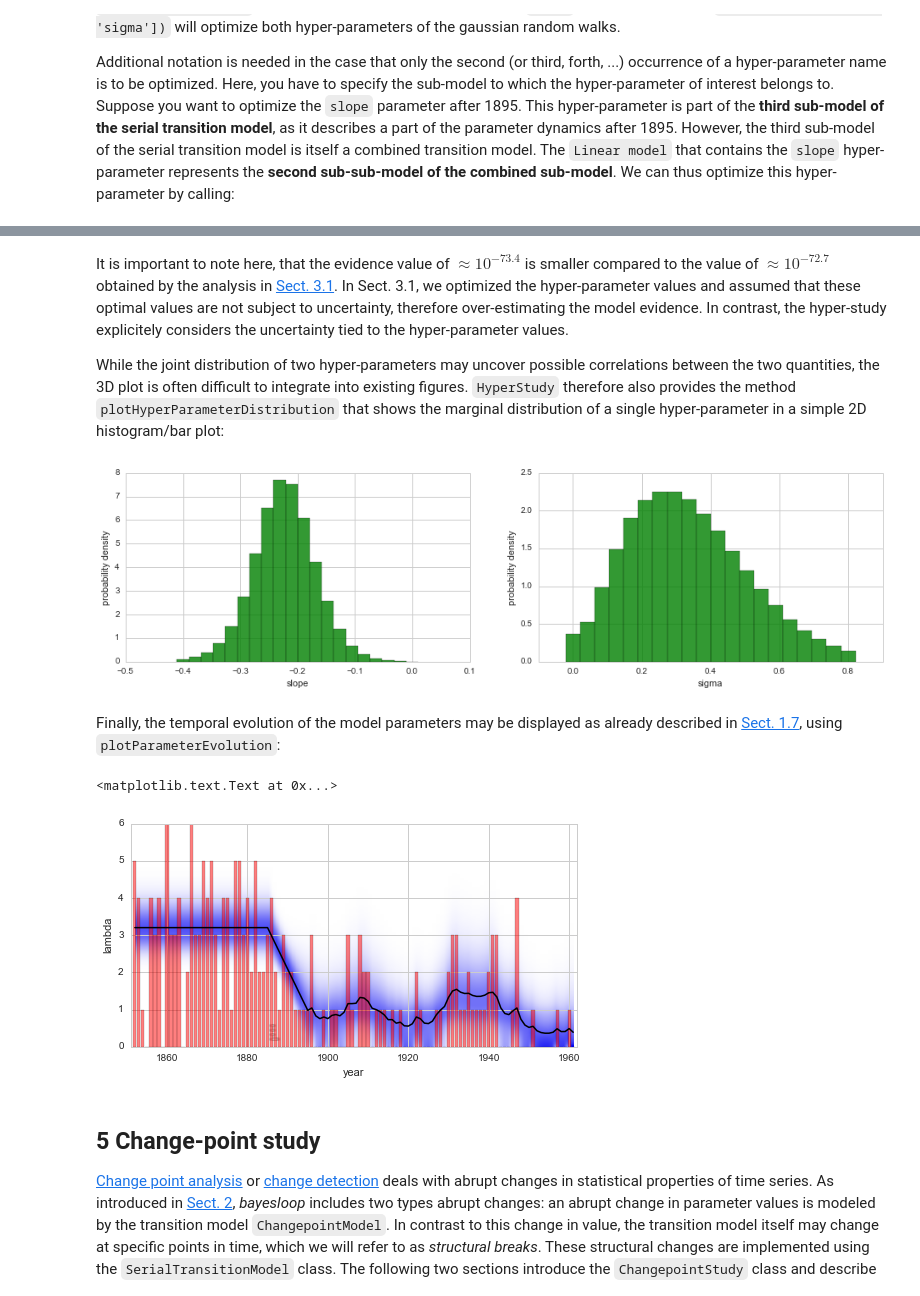
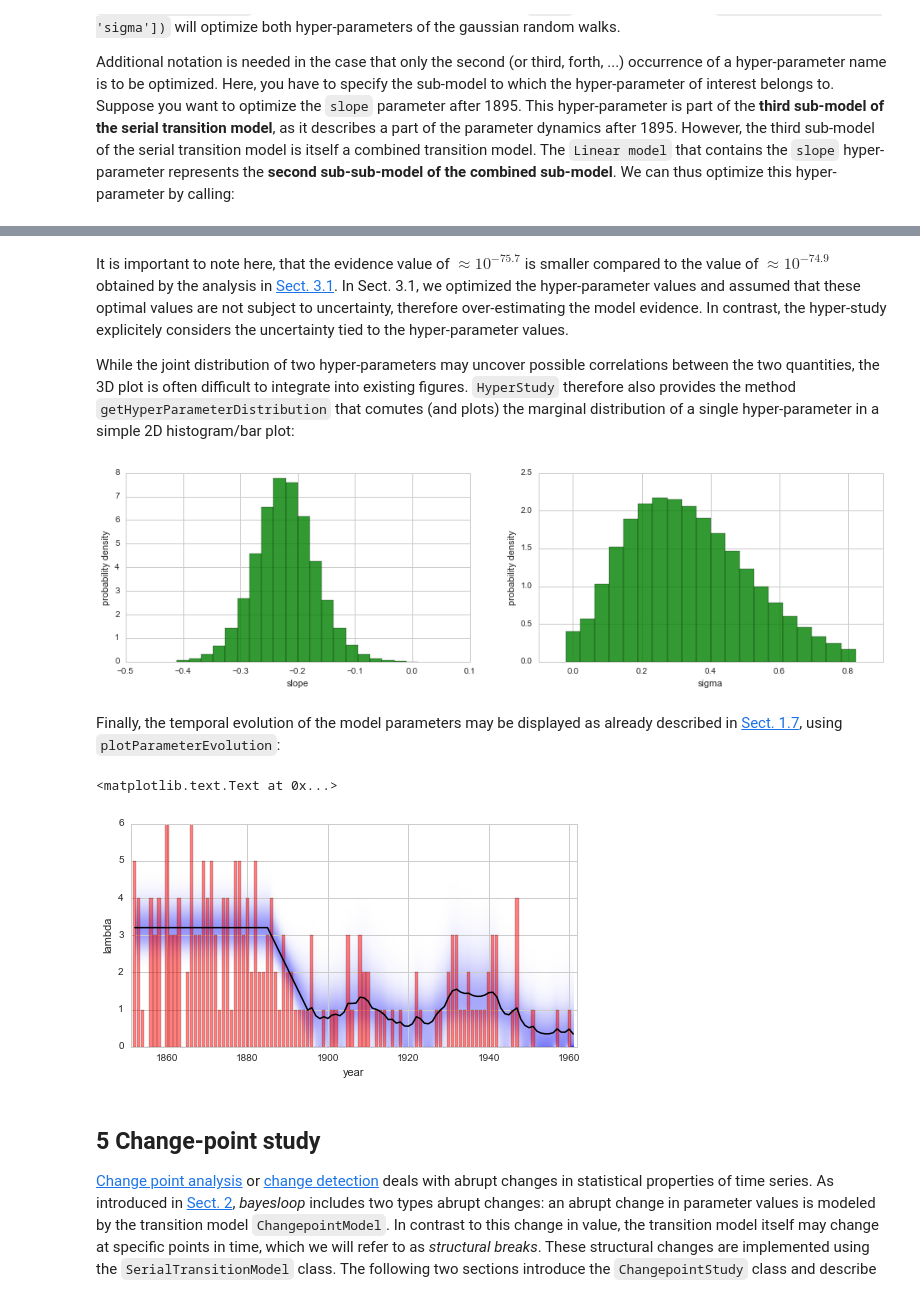
Before and after one commit to christophmark/bayesloop, a Jupyter notebook: docs/bayesloop_tutorial.ipynb, the cells around one changed output, grey strips where cells are left out. Drawn from its saved outputs; the diff is of its cells as text; code cells hidden in the pictures.

```diff
--- a/docs/bayesloop_tutorial.ipynb
+++ b/docs/bayesloop_tutorial.ipynb
@@ -515,27 +513,27 @@ plt.ylim([-0.1, 0.9]);
 # %% [markdown]
-It is important to note here, that the evidence value of $\approx 10^{-73.4}$ is smaller compared to the value of $\approx 10^{-72.7}$ obtained by the analysis in [Sect. 3.1](#section_3.1). In Sect. 3.1, we optimized the hyper-parameter values and assumed that these optimal values are not subject to uncertainty, therefore over-estimating the model evidence. In contrast, the hyper-study explicitely considers the uncertainty tied to the hyper-parameter values.
+It is important to note here, that the evidence value of $\approx 10^{-75.7}$ is smaller compared to the value of $\approx 10^{-74.9}$ obtained by the analysis in [Sect. 3.1](#section_3.1). In Sect. 3.1, we optimized the hyper-parameter values and assumed that these optimal values are not subject to uncertainty, therefore over-estimating the model evidence. In contrast, the hyper-study explicitely considers the uncertainty tied to the hyper-parameter values.
 
-While the joint distribution of two hyper-parameters may uncover possible correlations between the two quantities, the 3D plot is often difficult to integrate into existing figures. `HyperStudy` therefore also provides the method `plotHyperParameterDistribution` that shows the marginal distribution of a single hyper-parameter in a simple 2D histogram/bar plot:
+While the joint distribution of two hyper-parameters may uncover possible correlations between the two quantities, the 3D plot is often difficult to integrate into existing figures. `HyperStudy` therefore also provides the method `getHyperParameterDistribution` that comutes (and plots) the marginal distribution of a single hyper-parameter in a simple 2D histogram/bar plot:
 # %%
 plt.figure(figsize=(16,4))
 plt.subplot(121)
-HS.plotHyperParameterDistribution(param='slope', color='g', alpha=.8);
+HS.getHyperParameterDistribution(param='slope', plot=True, color='g', alpha=.8);
 
 plt.subplot(122)
-HS.plotHyperParameterDistribution(param='sigma', color='g', alpha=.8);
+HS.getHyperParameterDistribution(param='sigma', plot=True, color='g', alpha=.8);
 # %% [output]
-[figure, old version]
+[figure, new version]
 # %% [markdown]
 Finally, the temporal evolution of the model parameters may be displayed as already described in [Sect. 1.7](#section_1.7), using `plotParameterEvolution`:
 # %%
 plt.figure(figsize=(8, 4))
-plt.bar(range(1852, 1962), S.rawData, align='center', facecolor='r', alpha=.5)
-HS.plotParameterEvolution(param='lambda', xLower=1852, xUpper=1962)
+plt.bar(HS.rawTimestamps, HS.rawData, align='center', facecolor='r', alpha=.5)
+HS.plotParameterEvolution(param='lambda')
 plt.xlim([1851, 1962])
 plt.xlabel('year')
 # %% [output]
 <matplotlib.text.Text at 0x...>
-[figure, old version]
+[figure, new version]
 # %% [markdown]
 <a id='section_5'></a>
 ## 5 Change-point study
```
Also changed, not shown: parts of 45 cells of this notebook, 3 other files.
